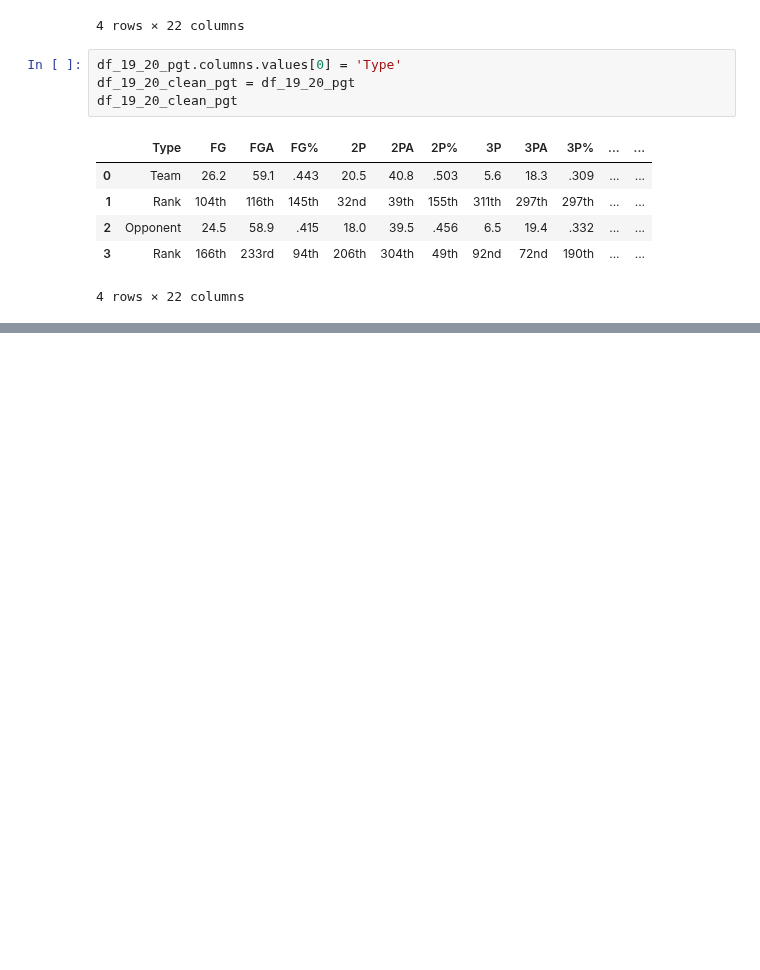
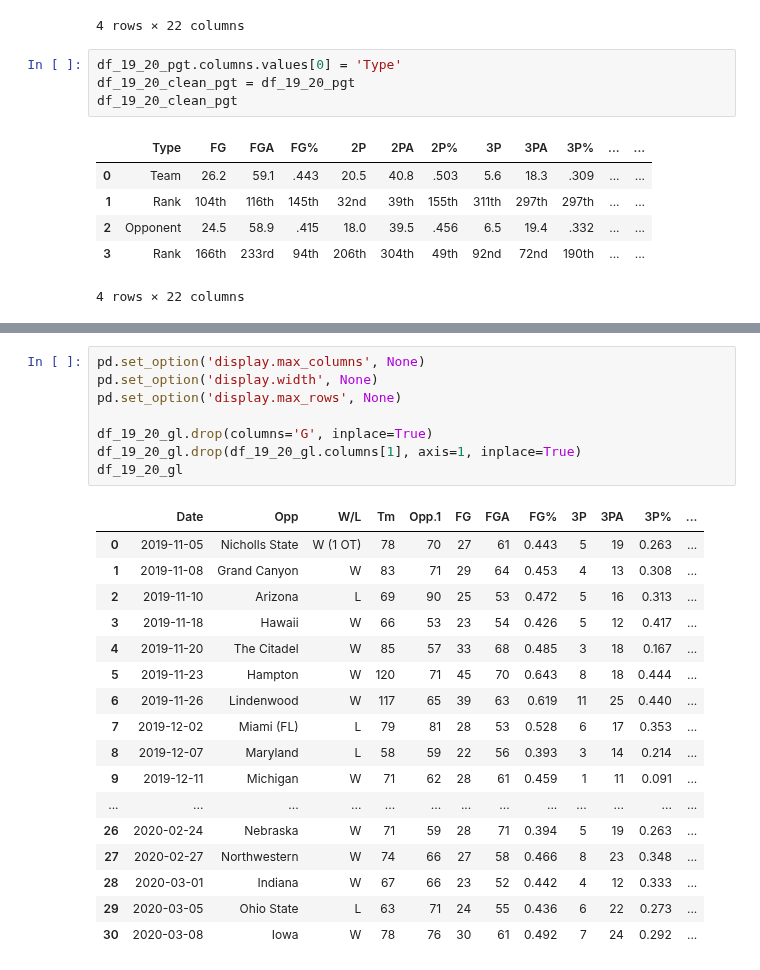
Before and after one commit to isaac-turk/DataDiveFa24, a Jupyter notebook: Chris-S-Cleaning.ipynb, the cells around one changed output, grey strips where cells are left out. Drawn from its saved outputs; the diff is of its cells as text; blank space fills up the shorter version.

```diff
--- a/Chris-S-Cleaning.ipynb
+++ b/Chris-S-Cleaning.ipynb
@@ -161,0 +278,26 @@ df_19_20_clean_pgt.to_csv(r'C:\Users\csalg\OneDrive\Desktop\DataDiveFa24\Clean D
+# %%
+pd.set_option('display.max_columns', None)
+pd.set_option('display.width', None)
+pd.set_option('display.max_rows', None)
+
+df_19_20_gl.drop(columns='G', inplace=True)
+df_19_20_gl.drop(df_19_20_gl.columns[1], axis=1, inplace=True)
+df_19_20_gl
+# %% [output]
+|  | Date | Opp | W/L | Tm | Opp.1 | FG | FGA | FG% | 3P | 3PA | 3P% | ... |
+| 0 | 2019-11-05 | Nicholls State | W (1 OT) | 78 | 70 | 27 | 61 | 0.443 | 5 | 19 | 0.263 | ... |
+| 1 | 2019-11-08 | Grand Canyon | W | 83 | 71 | 29 | 64 | 0.453 | 4 | 13 | 0.308 | ... |
+| 2 | 2019-11-10 | Arizona | L | 69 | 90 | 25 | 53 | 0.472 | 5 | 16 | 0.313 | ... |
+| 3 | 2019-11-18 | Hawaii | W | 66 | 53 | 23 | 54 | 0.426 | 5 | 12 | 0.417 | ... |
+| 4 | 2019-11-20 | The Citadel | W | 85 | 57 | 33 | 68 | 0.485 | 3 | 18 | 0.167 | ... |
+| 5 | 2019-11-23 | Hampton | W | 120 | 71 | 45 | 70 | 0.643 | 8 | 18 | 0.444 | ... |
+| 6 | 2019-11-26 | Lindenwood | W | 117 | 65 | 39 | 63 | 0.619 | 11 | 25 | 0.440 | ... |
+| 7 | 2019-12-02 | Miami (FL) | L | 79 | 81 | 28 | 53 | 0.528 | 6 | 17 | 0.353 | ... |
+| 8 | 2019-12-07 | Maryland | L | 58 | 59 | 22 | 56 | 0.393 | 3 | 14 | 0.214 | ... |
+| 9 | 2019-12-11 | Michigan | W | 71 | 62 | 28 | 61 | 0.459 | 1 | 11 | 0.091 | ... |
+| ... | ... | ... | ... | ... | ... | ... | ... | ... | ... | ... | ... | ... |
+| 26 | 2020-02-24 | Nebraska | W | 71 | 59 | 28 | 71 | 0.394 | 5 | 19 | 0.263 | ... |
+| 27 | 2020-02-27 | Northwestern | W | 74 | 66 | 27 | 58 | 0.466 | 8 | 23 | 0.348 | ... |
+| 28 | 2020-03-01 | Indiana | W | 67 | 66 | 23 | 52 | 0.442 | 4 | 12 | 0.333 | ... |
+| 29 | 2020-03-05 | Ohio State | L | 63 | 71 | 24 | 55 | 0.436 | 6 | 22 | 0.273 | ... |
+| 30 | 2020-03-08 | Iowa | W | 78 | 76 | 30 | 61 | 0.492 | 7 | 24 | 0.292 | ... |
```
Also changed, not shown: parts of 12 cells of this notebook, 16 other files.
